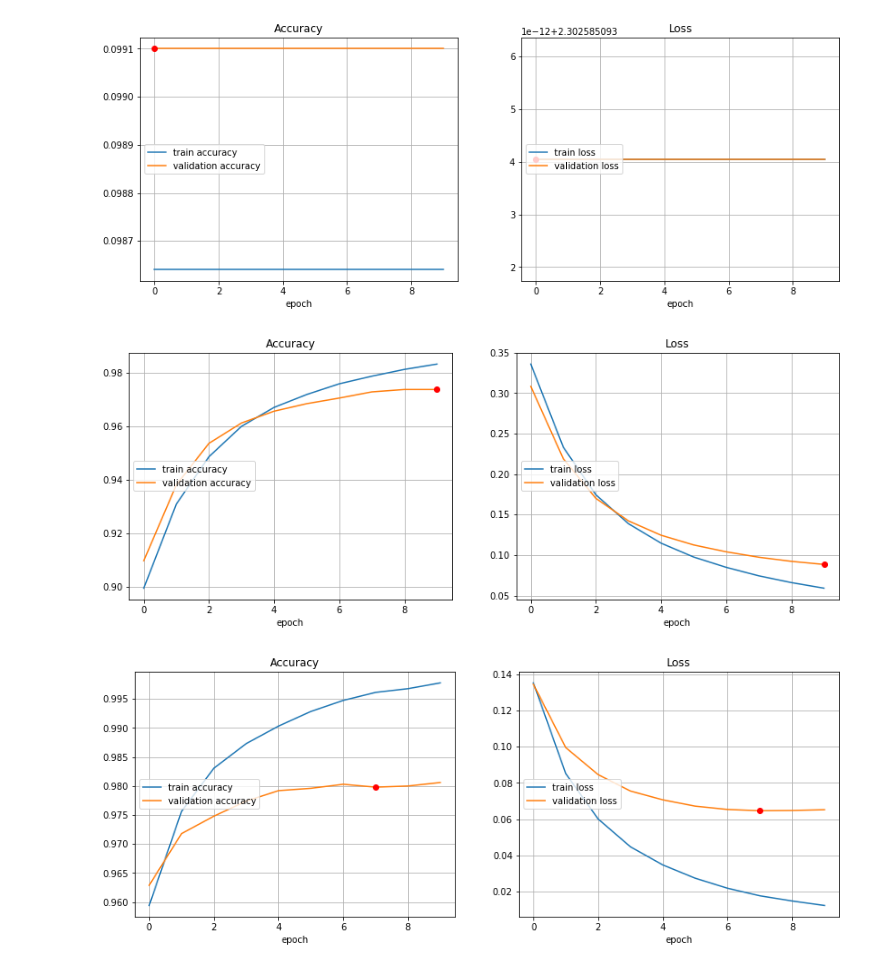
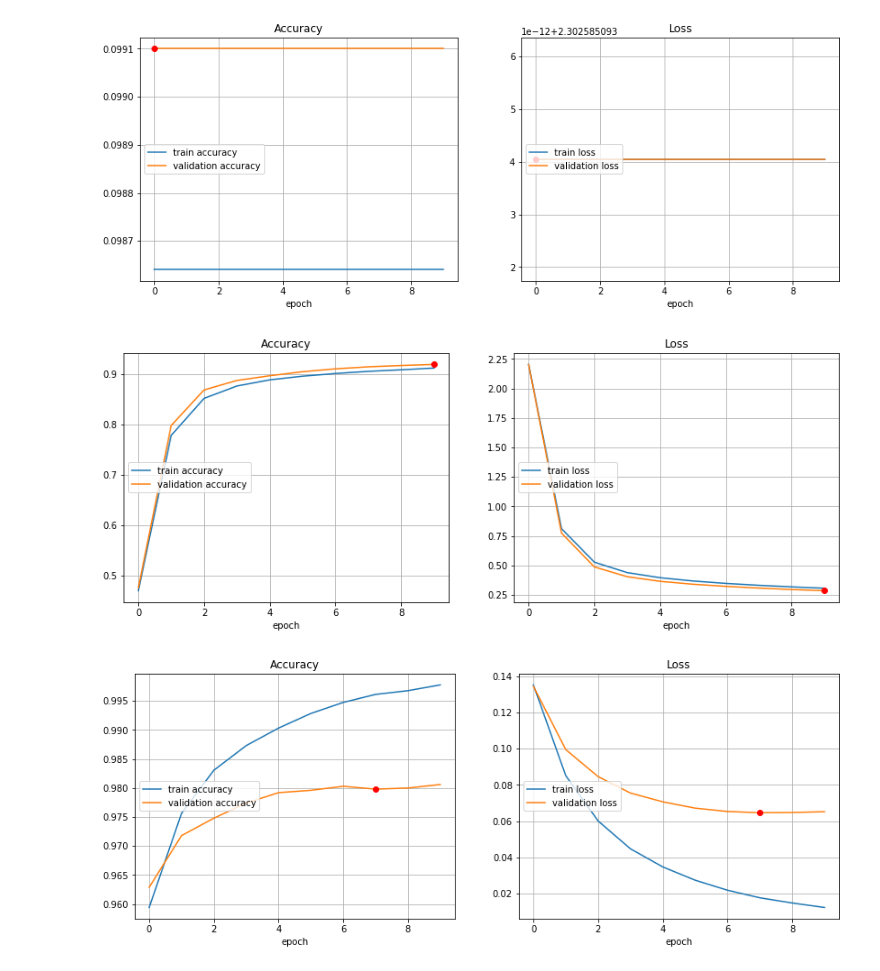
Before and after one commit to ai404/ift6135_assignment1, a Jupyter notebook: assignment1.ipynb, the cells around one changed output. Drawn from its saved outputs; the diff is of its cells as text; code cells hidden in the pictures.

Commit message:
Make plots for the 3 init methods

```diff
--- a/assignment1.ipynb
+++ b/assignment1.ipynb
@@ -272,18 +272,18 @@ neural_net.train("zero")
 # %%
 #Normal_Init
 neural_net = NN(hidden_dims=(500, 400),
                 n_hidden=2, # number of hidden layers
                 mode='train', # current mode : train/test
                 datapath="../mnist.pkl", # path where to find the .pkl file
                 model_path=None, # path where to save/load the model
                 epsilon = 1e-8, # for cross entropy calculus stability : log(x) = log(epsilon) if x < epsilon
                 lr = 5e-1, # learning rate
                 n_epochs = 10, # max number of epochs
-                batch_size = 10, # batch size for training
+                batch_size = 100, # batch size for training
                 compute_biases = True) # whether biases are used or not
 neural_net.train("normal")
 # %% [output]
-[figure, old version]
+[figure, new version]
 # %%
 #Glorot_Init
 neural_net = NN(hidden_dims=(500, 400),
```
